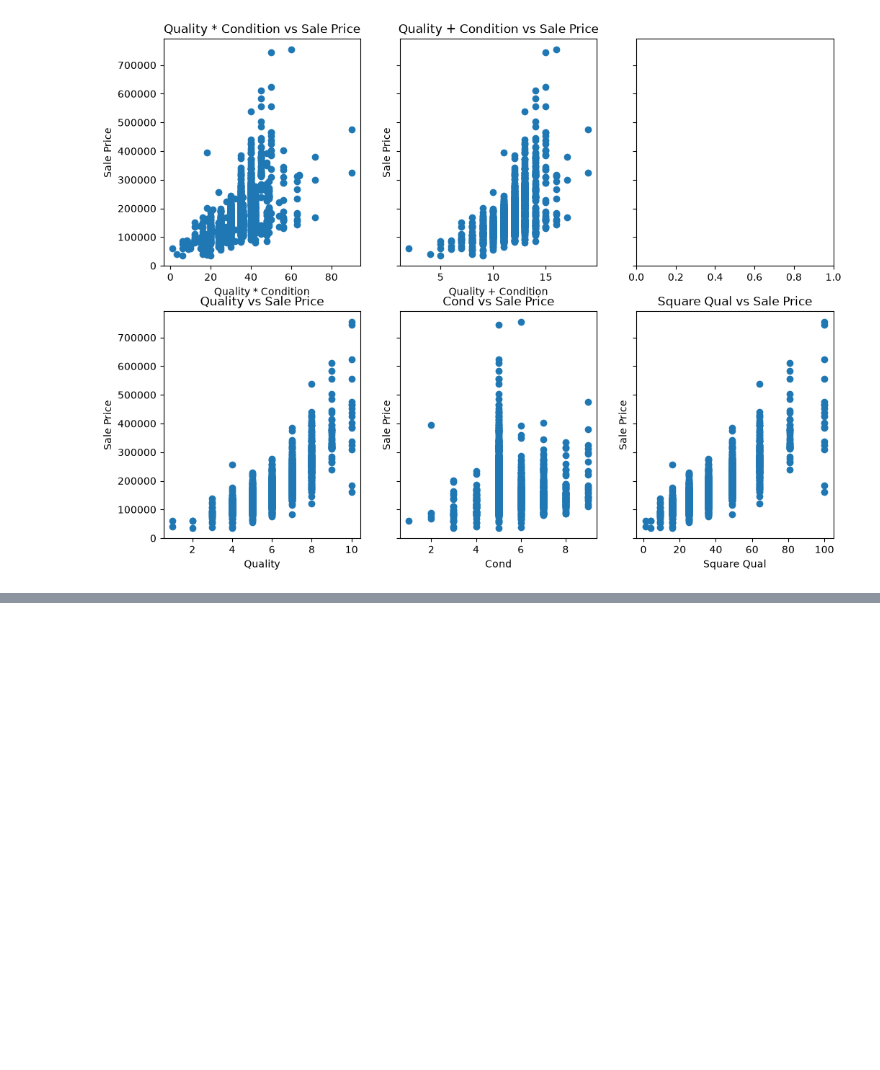
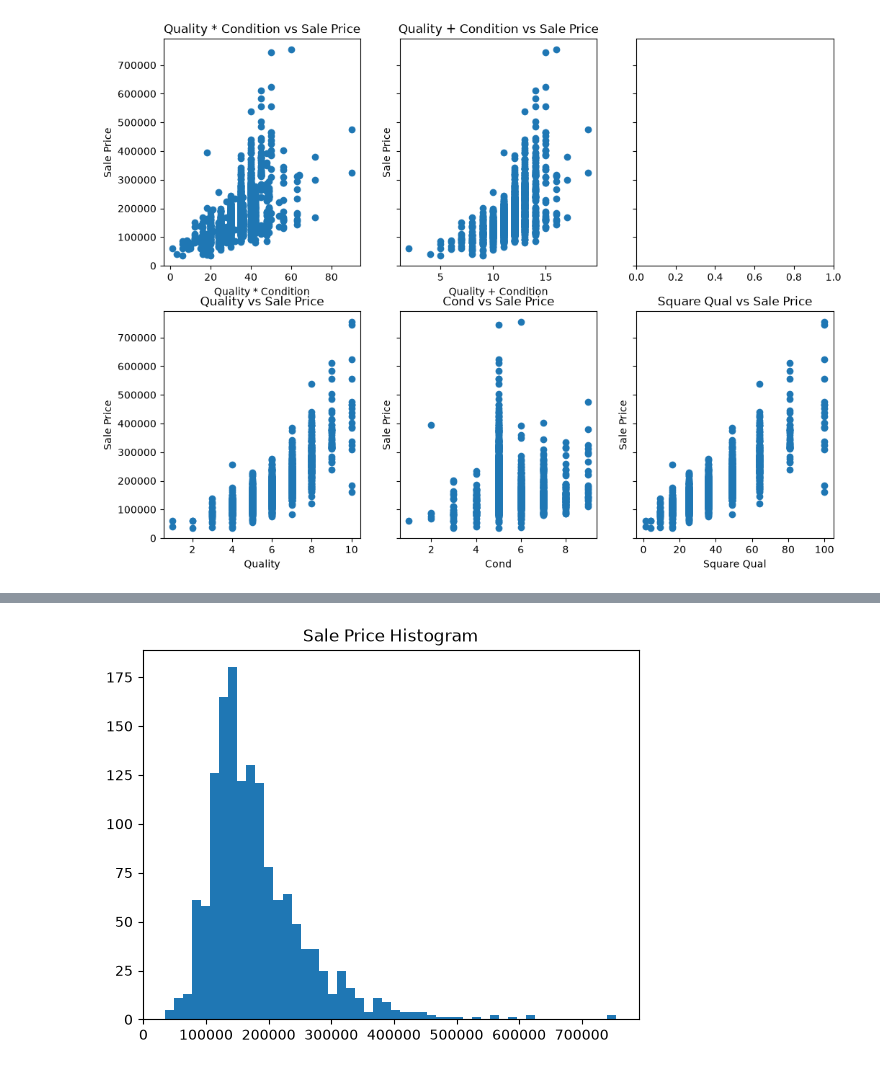
Before and after one commit to ethanhu912/House-Price-ML, a Jupyter notebook: training.ipynb, the cells around one changed output, grey strips where cells are left out. Drawn from its saved outputs; the diff is of its cells as text; code cells hidden in the pictures; blank space fills up the shorter version.

```diff
--- a/training.ipynb
+++ b/training.ipynb
@@ -94,0 +154,8 @@ np.hstack(train_matrix, garage_area)
+# %%
+# its not 1/x but maybe its because the sale price fans out for new houses
+
+plt.hist(sale_price, bins=50)
+plt.title("Sale Price Histogram")
+plt.show()
+# %% [output]
+[figure, added]
```
Also changed, not shown: parts of 13 cells of this notebook.
